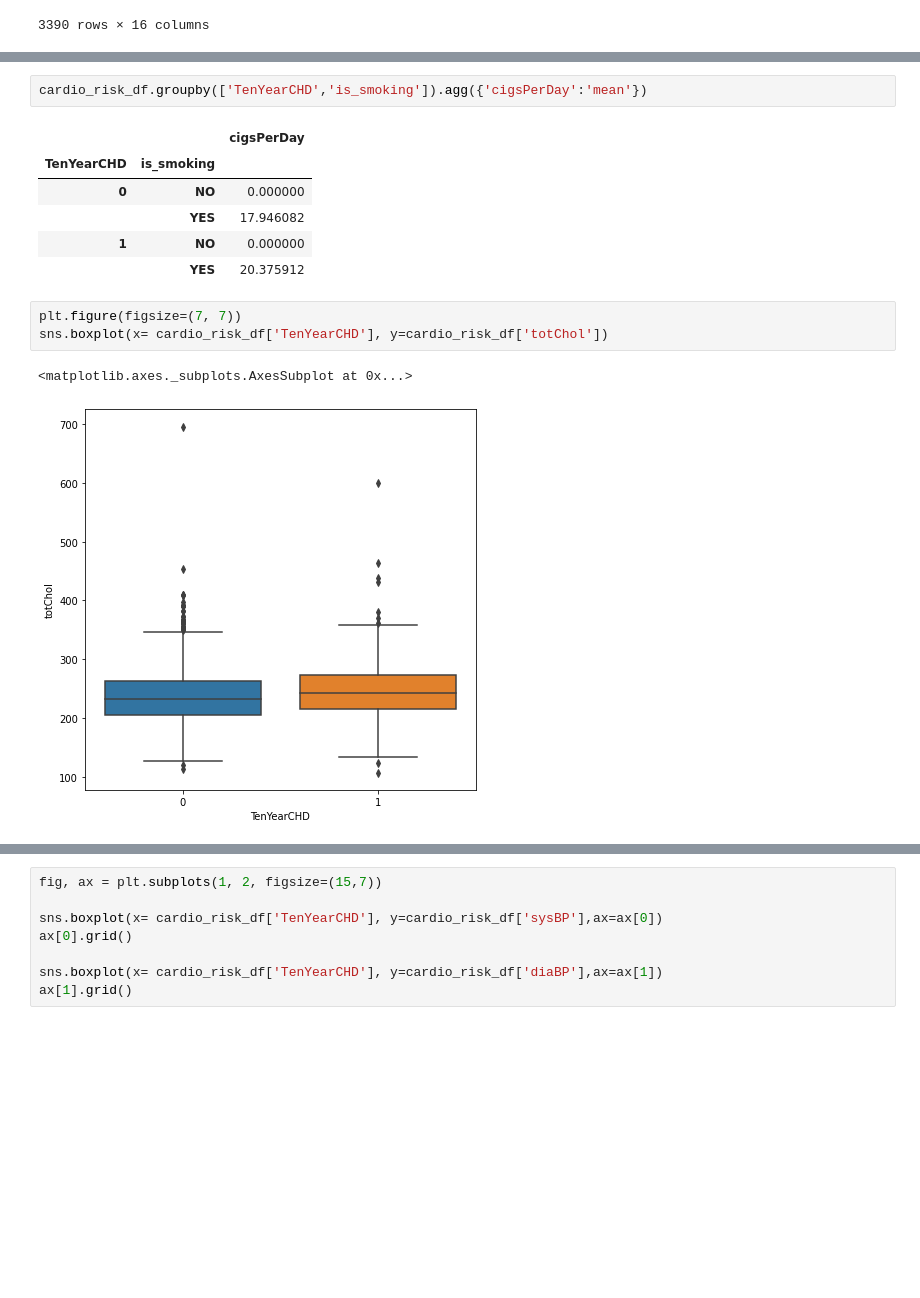
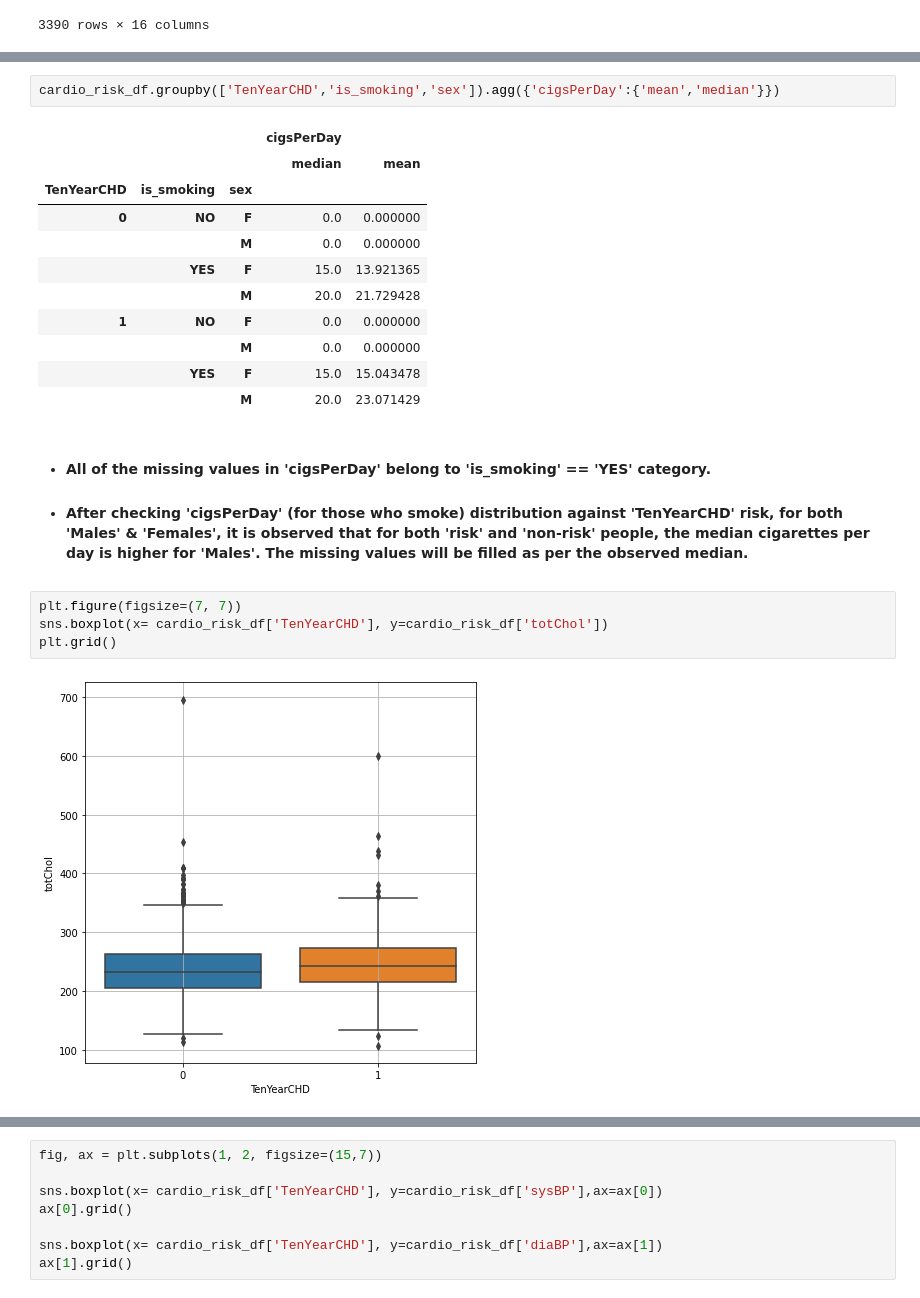
Before and after one commit to Abhi-nav0506/Coronary-Heart-Disease-Prediction, a Jupyter notebook: Cardio_Vascular_Risk_Prediction.ipynb, the cells around one changed output, grey strips where cells are left out. Drawn from its saved outputs; the diff is of its cells as text; blank space fills up the shorter version.

```diff
--- a/Cardio_Vascular_Risk_Prediction.ipynb
+++ b/Cardio_Vascular_Risk_Prediction.ipynb
@@ -107,15 +141,23 @@ sns.boxplot(x= cardio_risk_df['TenYearCHD'], y=cardio_risk_df['cigsPerDay'],hue=
 # %%
-cardio_risk_df.groupby(['TenYearCHD','is_smoking']).agg({'cigsPerDay':'mean'})
+cardio_risk_df.groupby(['TenYearCHD','is_smoking','sex']).agg({'cigsPerDay':{'mean','median'}})
 # %% [output]
-|  |  | cigsPerDay |
-| TenYearCHD | is_smoking |  |
-| 0 | NO | 0.000000 |
-|  | YES | 17.946082 |
-| 1 | NO | 0.000000 |
-|  | YES | 20.375912 |
+|  |  |  | cigsPerDay |  |
+|  |  |  | median | mean |
+| TenYearCHD | is_smoking | sex |  |  |
+| 0 | NO | F | 0.0 | 0.000000 |
+|  |  | M | 0.0 | 0.000000 |
+|  | YES | F | 15.0 | 13.921365 |
+|  |  | M | 20.0 | 21.729428 |
+| 1 | NO | F | 0.0 | 0.000000 |
+|  |  | M | 0.0 | 0.000000 |
+|  | YES | F | 15.0 | 15.043478 |
+|  |  | M | 20.0 | 23.071429 |
+# %% [markdown]
+* #### All of the missing values in 'cigsPerDay' belong to 'is_smoking' == 'YES' category.
+* #### After checking 'cigsPerDay' (for those who smoke) distribution against 'TenYearCHD' risk, for both 'Males' & 'Females', it is observed that for both 'risk' and 'non-risk' people, the median cigarettes per day is higher for 'Males'. The missing values will be filled as per the observed median.
 # %%
 plt.figure(figsize=(7, 7))
 sns.boxplot(x= cardio_risk_df['TenYearCHD'], y=cardio_risk_df['totChol'])
+plt.grid()
 # %% [output]
-<matplotlib.axes._subplots.AxesSubplot at 0x...>
-[figure, old version]
+[figure, new version]
```
Also changed, not shown: parts of 12 cells of this notebook.
